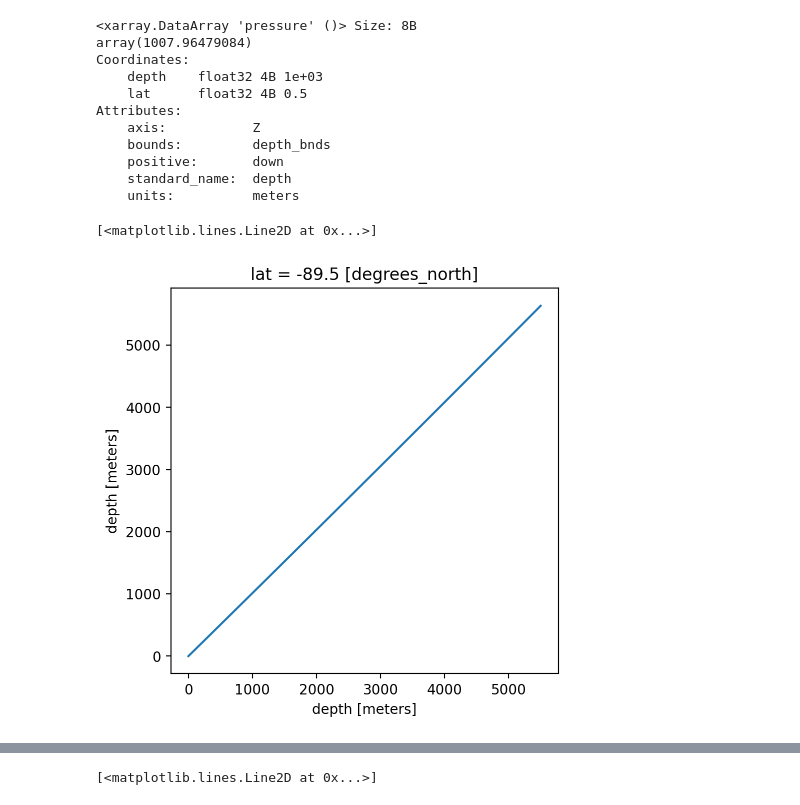
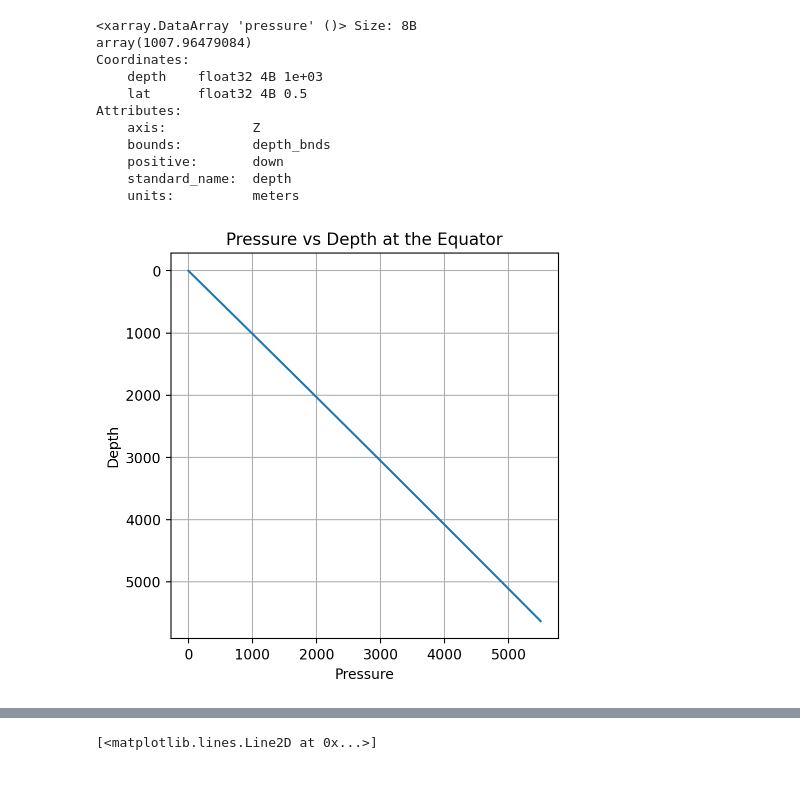
Before and after one commit to emma138/physical_oceanography, a Jupyter notebook: notebooks/ocean_properties.ipynb, the cells around one changed output, grey strips where cells are left out. Cells and saved outputs as stored; diff of their text form; code cells hidden in the pictures.

```diff
--- a/notebooks/ocean_properties.ipynb
+++ b/notebooks/ocean_properties.ipynb
@@ -365,9 +368,15 @@ Attributes:
     positive:       down
     standard_name:  depth
     units:          meters
-# %%
-fig, ax = plt.subplots(figsize=(5,5))
-ds_pressure.pressure.isel(lat=0).plot(ax=ax)
-# %% [output]
-[<matplotlib.lines.Line2D at 0x...>]
-[figure, removed]
+# %%
+fig, ax = plt.subplots(figsize=(5,5))
+ds_pressure.pressure.isel(lat=0).plot(ax=ax)
+
+plt.xlabel('Pressure')
+plt.ylabel('Depth')
+plt.gca().invert_yaxis()  # Optional: if you want depth increasing downward (common in geoscience)
+plt.title('Pressure vs Depth at the Equator')
+plt.grid(True)
+plt.show()
+# %% [output]
+[figure, added]
```
Also changed, not shown: parts of 9 cells of this notebook.
